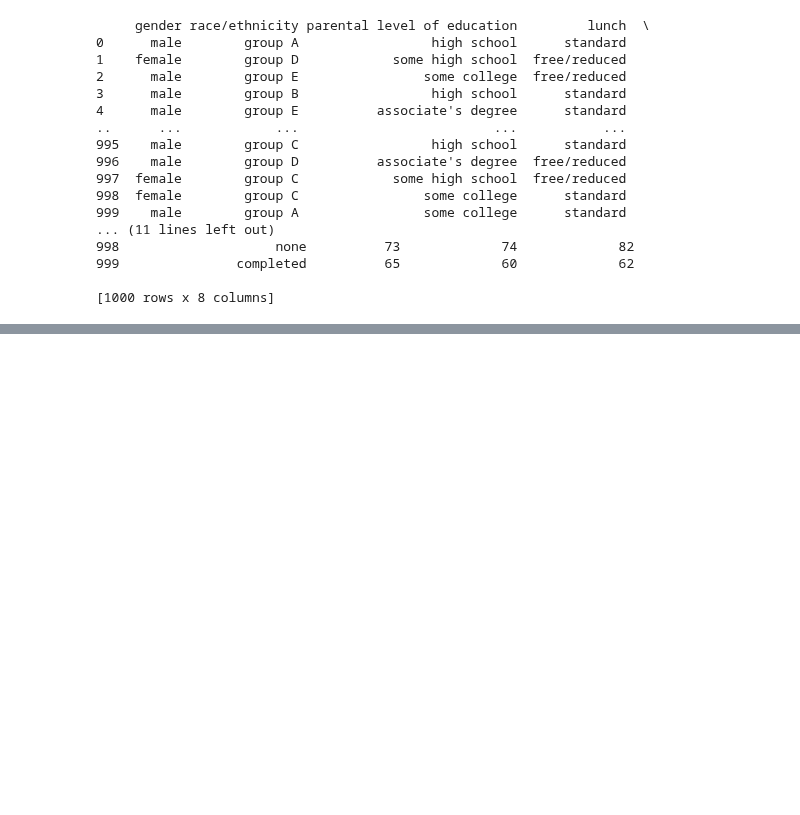
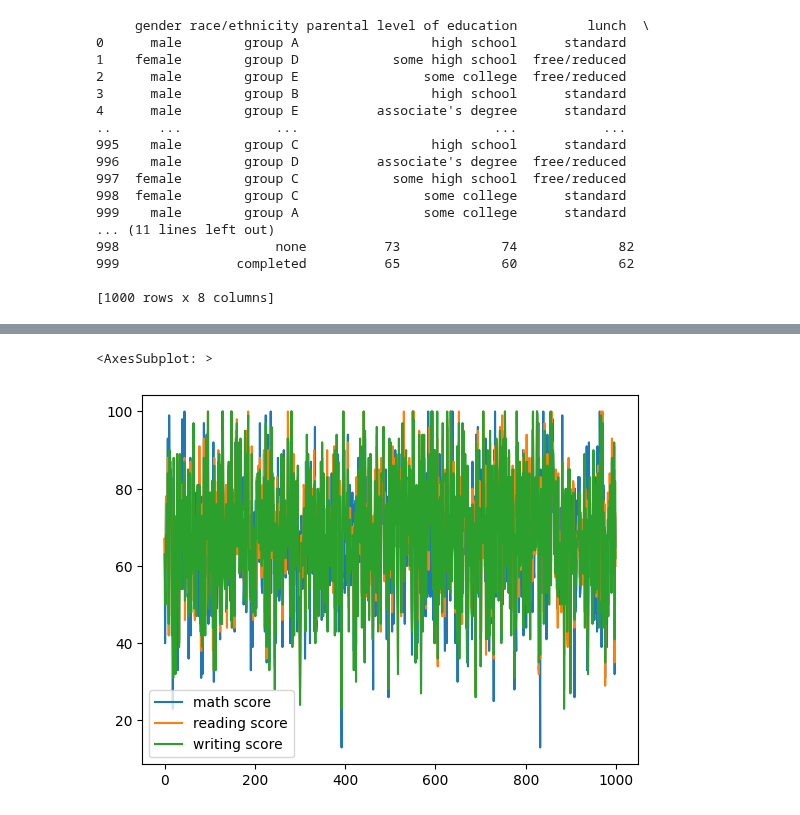
Before and after one commit to ubco-W2022T1-cosc301/project-group01, a Jupyter notebook: notebooks/analysis1.ipynb, the cells around one changed output, grey strips where cells are left out. Cells and saved outputs as stored; diff of their text form; code cells hidden in the pictures; blank space fills up the shorter version.

Commit message:
Edited colmns for my analysis and got plot working

```diff
--- a/notebooks/analysis1.ipynb
+++ b/notebooks/analysis1.ipynb
@@ -31,0 +34,5 @@ print(df)
+# %%
+cols = list(df.columns)
+df = df[cols[2:3] + cols[5:8]]
+df
+#Getting rid of the columns that aren't required to answer my research question, TODO: add a mean column
@@ -31,0 +53,6 @@ print(df)
+# %%
+#import matplotlib.pylab as plt
+df.plot()
+# %% [output]
+<AxesSubplot: >
+[figure, added]
```
Also changed, not shown: parts of 2 cells of this notebook.
